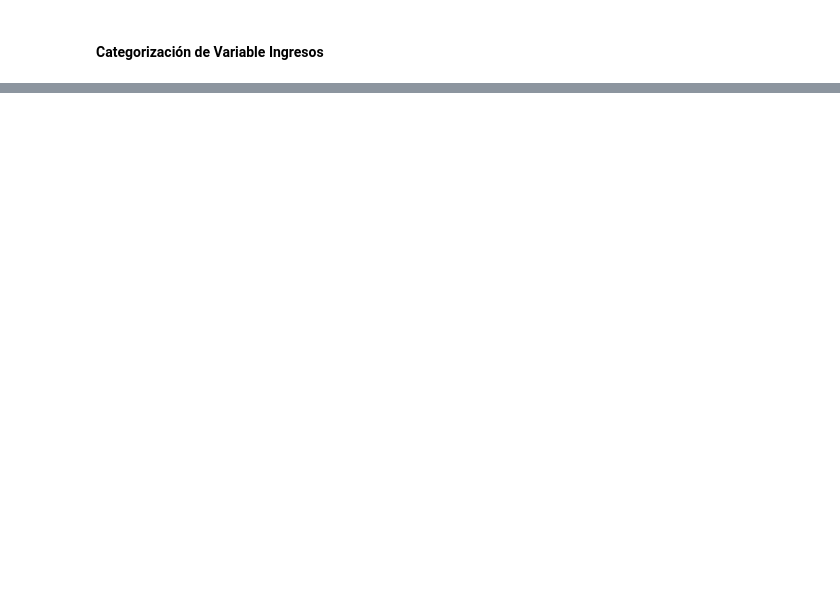
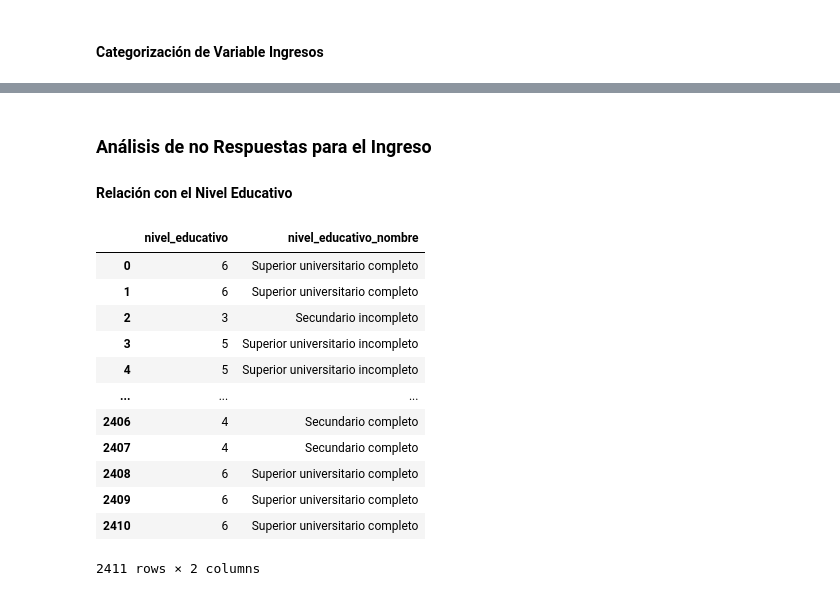
Before and after one commit to LMatiPerez/AnalisisDeDatosI_G5, a Jupyter notebook: graficos_grupo_5.ipynb, the cells around one changed output, grey strips where cells are left out. Saved outputs shown, nothing was run; the diff lists cells and outputs as text; code cells hidden in the pictures; blank space fills up the shorter version.

```diff
--- a/graficos_grupo_5.ipynb
+++ b/graficos_grupo_5.ipynb
@@ -140,0 +153,32 @@ plt.show()
+# %% [markdown]
+### Análisis de no Respuestas para el Ingreso
+#### Relación con el Nivel Educativo
+# %%
+nivel_educativo = pd.DataFrame([
+    (1, "Primario incompleto (incluye educación especial)"),
+    (2, "Primario completo"),
+    (3, "Secundario incompleto"),
+    (4, "Secundario completo"),
+    (5, "Superior universitario incompleto"),
+    (6, "Superior universitario completo"),
+    (7, "Sin instrucción"),
+    (9, "Ns/Nr"),
+    ], columns=["nivel_educativo", "nivel_educativo_nombre"])
+# %%
+pd.merge(personas[personas["ingreso"]==-9][["nivel_educativo"]],nivel_educativo, on="nivel_educativo")
+
+sns.cat
+# %% [output]
+|  | nivel_educativo | nivel_educativo_nombre |
+| 0 | 6 | Superior universitario completo |
+| 1 | 6 | Superior universitario completo |
+| 2 | 3 | Secundario incompleto |
+| 3 | 5 | Superior universitario incompleto |
+| 4 | 5 | Superior universitario incompleto |
+| ... | ... | ... |
+| 2406 | 4 | Secundario completo |
+| 2407 | 4 | Secundario completo |
+| 2408 | 6 | Superior universitario completo |
+| 2409 | 6 | Superior universitario completo |
+| 2410 | 6 | Superior universitario completo |
+2411 rows × 2 columns
```
Also changed, not shown: parts of 6 cells of this notebook.
